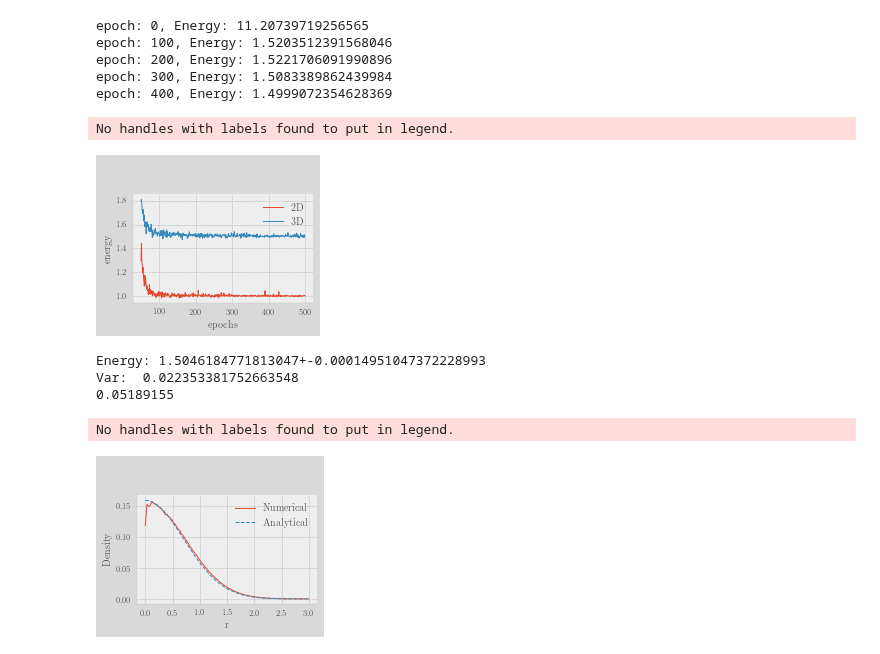
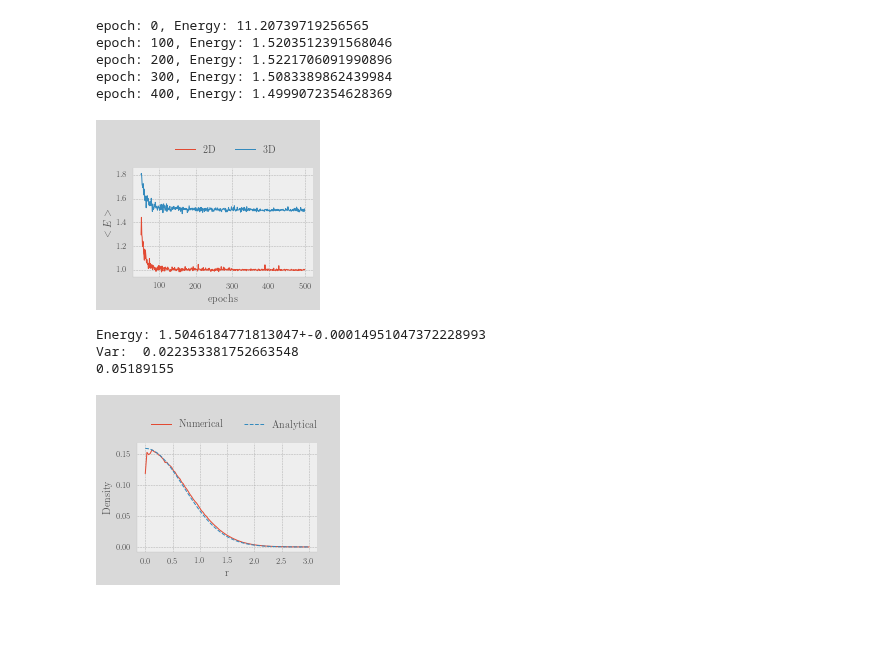
Before and after one commit to KristianWold/FYS4411, a Jupyter notebook: Project2/notebooks/DNN one particle.ipynb, the cells around one changed output. Saved outputs shown, nothing was run; the diff lists cells and outputs as text; code cells hidden in the pictures; blank space fills up the shorter version.

```diff
--- a/Project2/notebooks/DNN one particle.ipynb
+++ b/Project2/notebooks/DNN one particle.ipynb
@@ -20,10 +20,10 @@ plt.style.use("../lib/rapport.mplstyle")
 %load_ext autoreload
 %autoreload 2
 
-def saveto(fig, path, ncol=2):
+def saveto(fig, path, ncol=2,  bbox_to_anchor=(0.3, 1.02, 1, 0.2)):
     lgd = fig.legend(loc='lower left',# mode='expand',-
                      ncol=ncol,
-                     bbox_to_anchor=(0.3, 1.02, 1, 0.2))
+                     bbox_to_anchor=bbox_to_anchor)
     fig.savefig(f"../latex/figures/{path}.pdf", bbox_inches='tight')
 # %%
 import logging
@@ -413,18 +411,16 @@ epoch: 300, Energy: 1.5083389862439984
 epoch: 400, Energy: 1.4999072354628369
 # %%
 fig = plt.figure()
-plt.plot(np.arange(50,500), energy1[50:])
-plt.plot(np.arange(50,500), energy2[50:])
+plt.plot(np.arange(50,500), energy1[50:], label = "2D")
+plt.plot(np.arange(50,500), energy2[50:], label = "3D")
 plt.xlabel("epochs")
-plt.ylabel("energy")
-plt.legend(["2D","3D"])
+plt.ylabel("$<E>$")
 plt.grid()
 saveto(fig, "one_part_training2", ncol=2)
 
 plt.show()
 # %% [output]
-No handles with labels found to put in legend.
-[figure, old version]
+[figure, new version]
 # %%
 tf.random.set_seed(42)
 np.random.seed(42)
@@ -445,15 +441,13 @@ density = oneBodyDensity(x, bins, mode = "radial3D")/N
 density_analytical = 1/(2*np.pi)*np.exp(-bins**2)
 # %%
 fig = plt.figure()
-plt.plot(bins, density)
-plt.plot(bins, density_analytical, "--")
+plt.plot(bins, density, label = "Numerical")
+plt.plot(bins, density_analytical, "--", label = "Analytical")
 plt.xlabel("r")
 plt.ylabel("Density")
-plt.legend(["Numerical","Analytical"])
 plt.grid()
-saveto(fig, "one_part_3D_dens", ncol=2)
+saveto(fig, "one_part_3D_dens", ncol=2, bbox_to_anchor=(0.2, 1.02, 1, 0.2))
 
 plt.show()
 # %% [output]
-No handles with labels found to put in legend.
-[figure, old version]
+[figure, new version]
```
Also changed, not shown: parts of 3 cells of this notebook, 24 other files.
